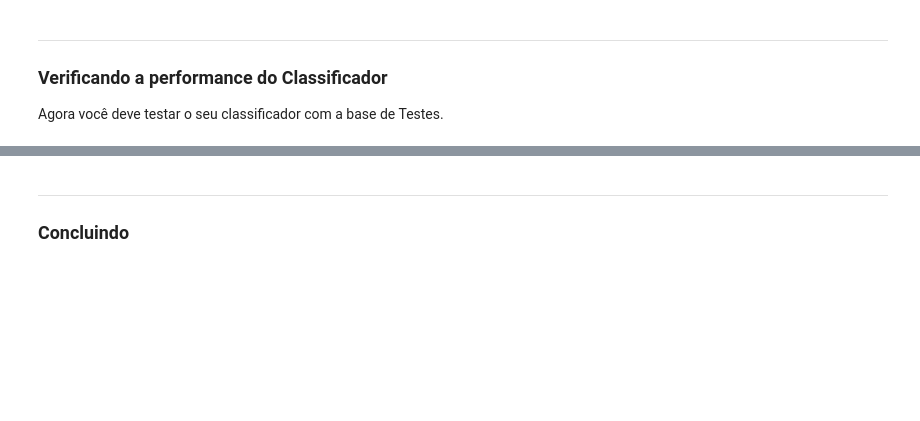
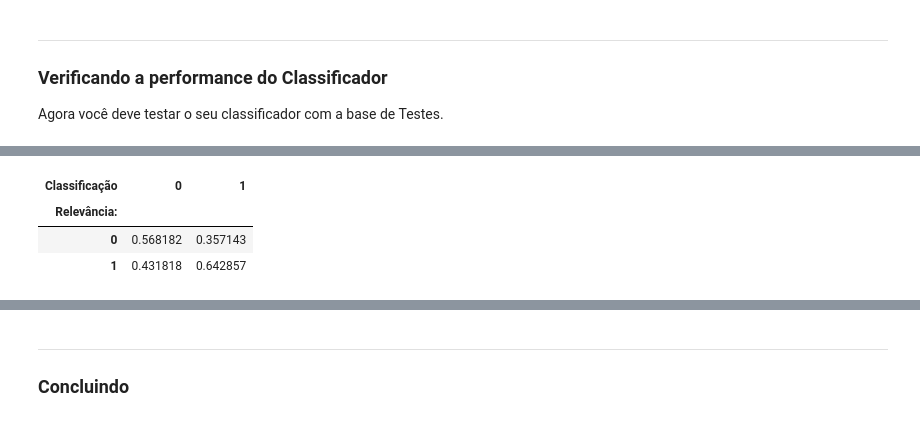
Before and after one commit to arthurchieppe/P1-Ciencia-dos-Dados, a Jupyter notebook: Projeto1_Classificador_layout.ipynb, the cells around one changed output, grey strips where cells are left out. Cells and saved outputs as stored; diff of their text form; code cells hidden in the pictures; blank space fills up the shorter version.

```diff
--- a/Projeto1_Classificador_layout.ipynb
+++ b/Projeto1_Classificador_layout.ipynb
@@ -227,0 +227,7 @@ pd.crosstab(test['Relevância:'], test['Classificação'], normalize='index')
+# %%
+pd.crosstab(test['Relevância:'], test['Classificação'], normalize='columns')
+# %% [output]
+| Classificação | 0 | 1 |
+| Relevância: |  |  |
+| 0 | 0.568182 | 0.357143 |
+| 1 | 0.431818 | 0.642857 |
```
Also changed, not shown: parts of 17 cells of this notebook, 4 other files.
